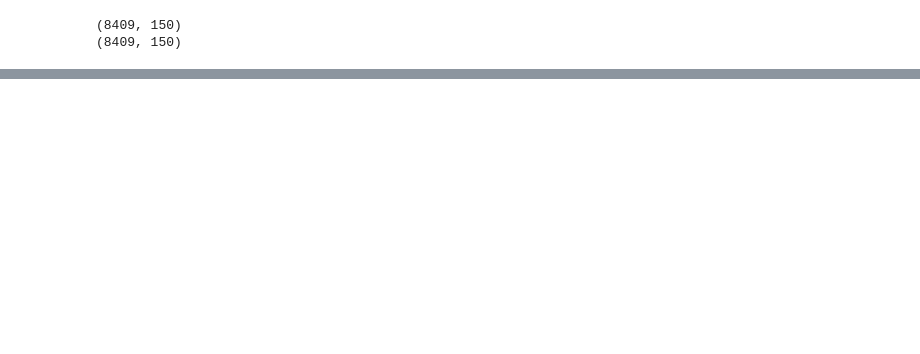
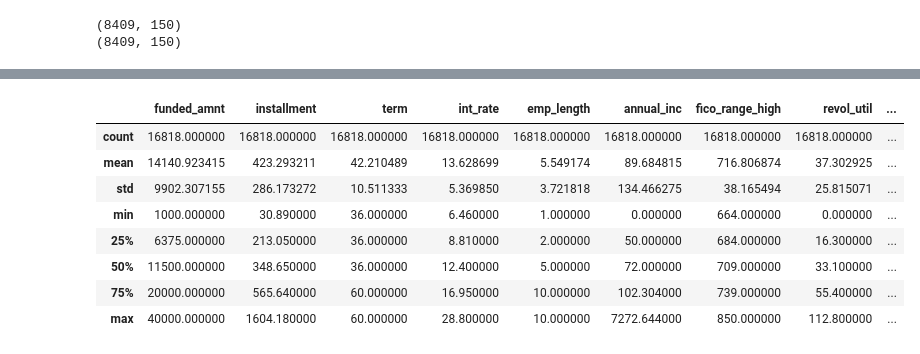
Before and after one commit to Avery1493/Lending-Club, a Jupyter notebook: EDA.ipynb, the cells around one changed output, grey strips where cells are left out. Drawn from its saved outputs; the diff is of its cells as text; code cells hidden in the pictures; blank space fills up the shorter version.

```diff
--- a/EDA.ipynb
+++ b/EDA.ipynb
@@ -70,3 +98,15 @@ TypeError: ignored
+# %%
+df.describe()
+# %% [output]
+|  | funded_amnt | installment | term | int_rate | emp_length | annual_inc | fico_range_high | revol_util | ... |
+| count | 16818.000000 | 16818.000000 | 16818.000000 | 16818.000000 | 16818.000000 | 16818.000000 | 16818.000000 | 16818.000000 | ... |
+| mean | 14140.923415 | 423.293211 | 42.210489 | 13.628699 | 5.549174 | 89.684815 | 716.806874 | 37.302925 | ... |
+| std | 9902.307155 | 286.173272 | 10.511333 | 5.369850 | 3.721818 | 134.466275 | 38.165494 | 25.815071 | ... |
+| min | 1000.000000 | 30.890000 | 36.000000 | 6.460000 | 1.000000 | 0.000000 | 664.000000 | 0.000000 | ... |
+| 25% | 6375.000000 | 213.050000 | 36.000000 | 8.810000 | 2.000000 | 50.000000 | 684.000000 | 16.300000 | ... |
+| 50% | 11500.000000 | 348.650000 | 36.000000 | 12.400000 | 5.000000 | 72.000000 | 709.000000 | 33.100000 | ... |
+| 75% | 20000.000000 | 565.640000 | 60.000000 | 16.950000 | 10.000000 | 102.304000 | 739.000000 | 55.400000 | ... |
+| max | 40000.000000 | 1604.180000 | 60.000000 | 28.800000 | 10.000000 | 7272.644000 | 850.000000 | 112.800000 | ... |
 # %%
 df.describe(exclude="number")
 # %% [output]
```
Also changed, not shown: parts of 21 cells of this notebook.
